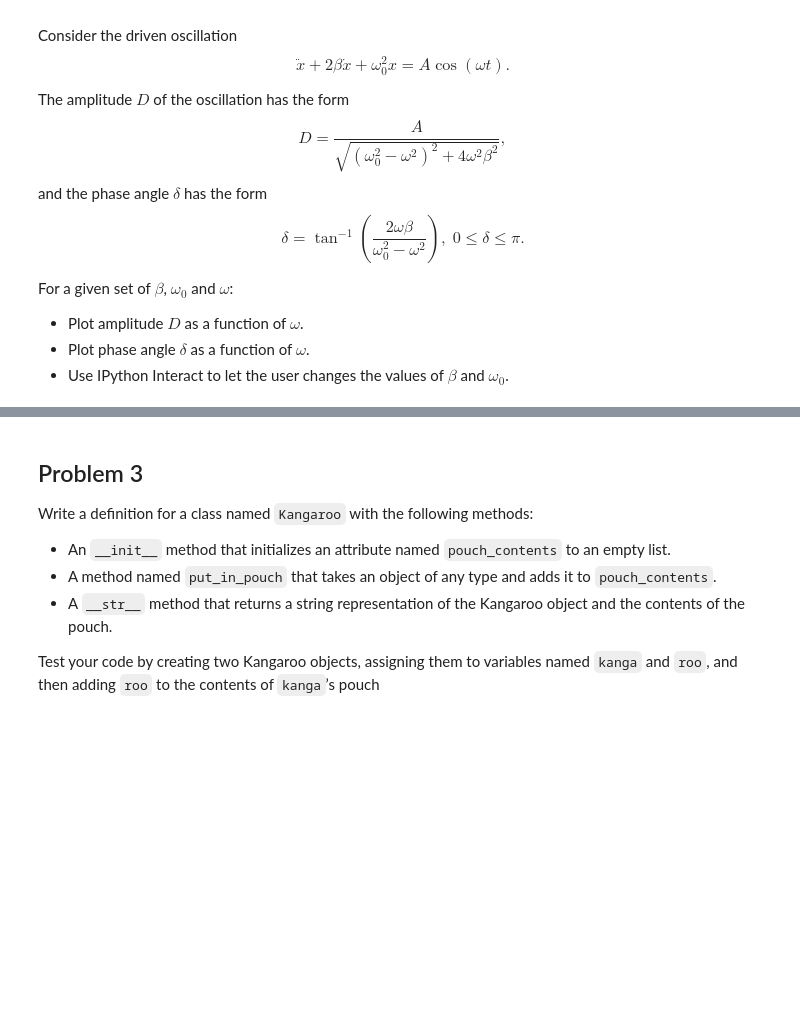
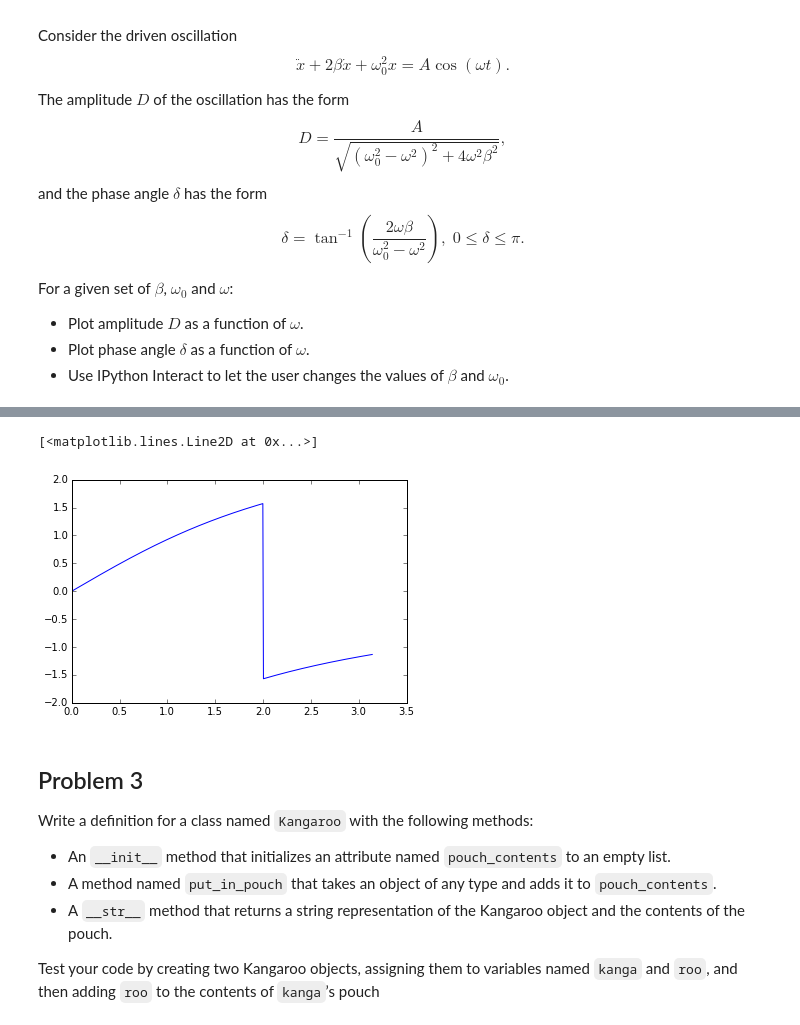
Before and after one commit to pcchen/NTHU10320PHYS290000, a Jupyter notebook: student/100022210/Homework5.ipynb, the cells around one changed output, grey strips where cells are left out. Cells and saved outputs as stored; diff of their text form; code cells hidden in the pictures; blank space fills up the shorter version.

```diff
--- a/student/100022210/Homework5.ipynb
+++ b/student/100022210/Homework5.ipynb
@@ -70,3 +118,9 @@ For a given set of $\beta$, $\omega_0$ and $\omega$:
+# %%
+sig=np.arctan(4*ome/(4-ome**2))
+plot(ome,sig)
+# %% [output]
+[<matplotlib.lines.Line2D at 0x...>]
+[figure, added]
 # %% [markdown]
 ## Problem 3
 
```
Also changed, not shown: parts of 6 cells of this notebook.
